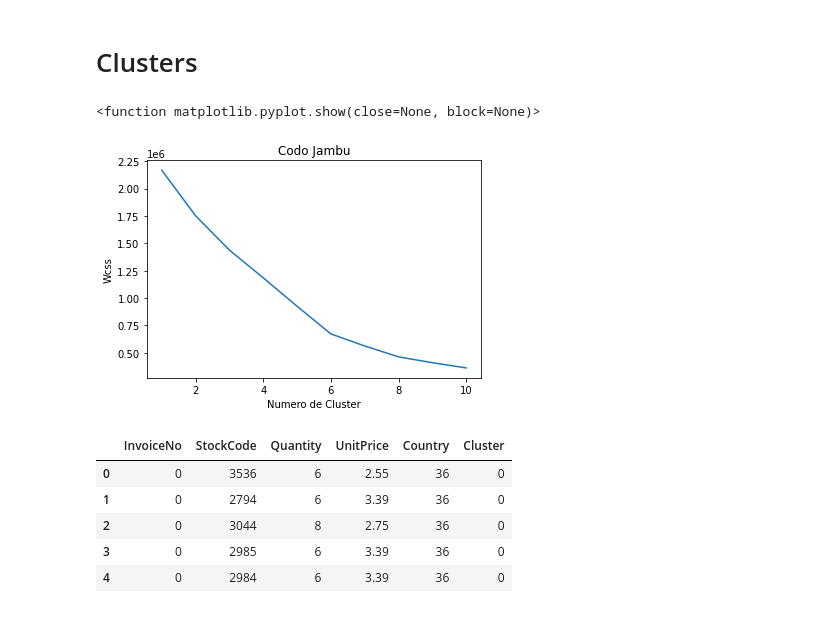
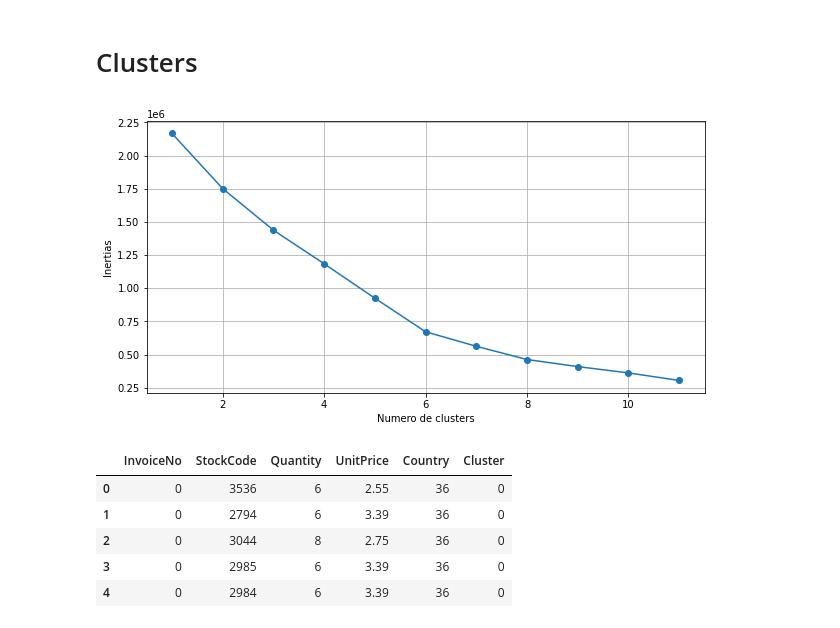
Before and after one commit to stefano2211/RepositorioDataScience, a Jupyter notebook: onlineretailcluster.ipynb, the cells around one changed output. Drawn from its saved outputs; the diff is of its cells as text; code cells hidden in the pictures.

Commit message:
Kaggle Notebook | OnlineRetailCluster | Version 2

```diff
--- a/onlineretailcluster.ipynb
+++ b/onlineretailcluster.ipynb
@@ -230,19 +231,24 @@ X = estandarX
 # %%
 from sklearn.cluster import KMeans
 # %%
-wcss = []
+def get_clusters(data, max_kmeans):
+    inertias = []
+    means = []
 
-for i in range(1, 11):
-    kmeans = KMeans(n_clusters=i,max_iter = 300, random_state=0).fit(X)
-    wcss.append(kmeans.inertia_)
+    for i in range(1, max_kmeans):
+        kmeans = KMeans(n_clusters=i ,max_iter = 300, random_state=0).fit(data)
+        means.append(i)
+        inertias.append(kmeans.inertia_)
+
+    fig = plt.subplots(figsize = (10,5))
+    plt.plot(means, inertias, 'o-')
+    plt.xlabel('Numero de clusters')
+    plt.ylabel('Inertias')
+    plt.grid(True)
+    plt.show()
-# %%
-plt.plot(range(1, 11), wcss)
-plt.title('Codo Jambu')
-plt.xlabel('Numero de Cluster')
-plt.ylabel('Wcss')
-plt.show
-# %% [output]
-<function matplotlib.pyplot.show(close=None, block=None)>
-[figure, removed]
+# %%
+get_clusters(X, 12)
+# %% [output]
+[figure, added]
 # %%
 clustering = KMeans(n_clusters=6, random_state=0).fit(X)
```
Also changed, not shown: parts of 5 cells of this notebook.
